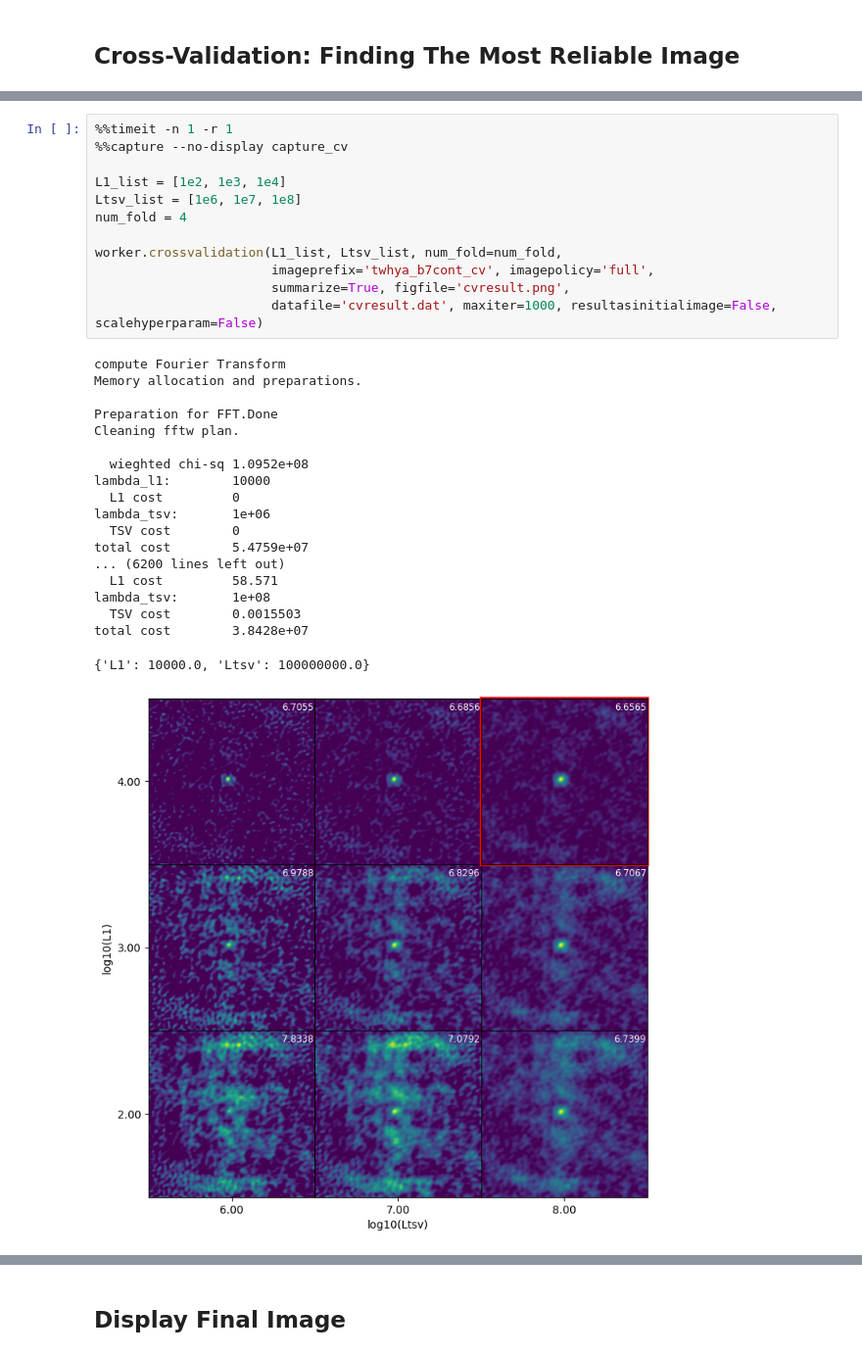
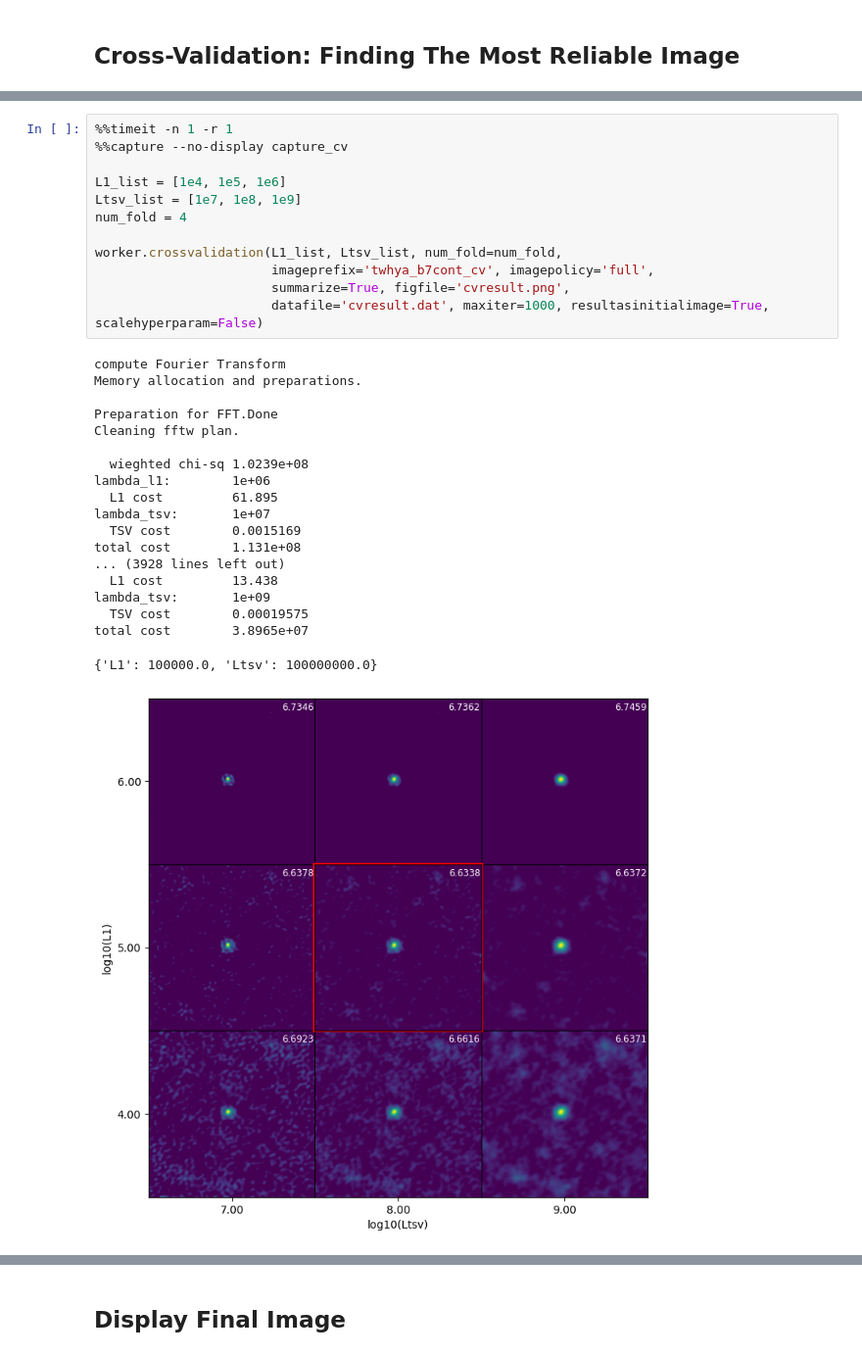
Before and after one commit to tnakazato/priism, a Jupyter notebook: tutorial_twhya.ipynb, the cells around one changed output, grey strips where cells are left out. Shown at 98% size. Drawn from its saved outputs; the diff is of its cells as text.

```diff
--- a/tutorial_twhya.ipynb
+++ b/tutorial_twhya.ipynb
@@ -140,32 +139,32 @@ Although this is shorthand, it may take up to tens of minutes depending on the m
 # %%
 %%timeit -n 1 -r 1
 %%capture --no-display capture_cv
 
-L1_list = [1e2, 1e3, 1e4]
-Ltsv_list = [1e6, 1e7, 1e8]
+L1_list = [1e4, 1e5, 1e6]
+Ltsv_list = [1e7, 1e8, 1e9]
 num_fold = 4
 
 worker.crossvalidation(L1_list, Ltsv_list, num_fold=num_fold,
                        imageprefix='twhya_b7cont_cv', imagepolicy='full',
                        summarize=True, figfile='cvresult.png',
-                       datafile='cvresult.dat', maxiter=1000, resultasinitialimage=False, scalehyperparam=False)
+                       datafile='cvresult.dat', maxiter=1000, resultasinitialimage=True, scalehyperparam=False)
 # %% [output]
 compute Fourier Transform
 Memory allocation and preparations.
 
 Preparation for FFT.Done
 Cleaning fftw plan.
 
-  wieghted chi-sq 1.0952e+08
-lambda_l1:        10000
-  L1 cost         0
-lambda_tsv:       1e+06
-  TSV cost        0
-total cost        5.4759e+07
-... (6200 lines left out)
-  L1 cost         58.571
-lambda_tsv:       1e+08
-  TSV cost        0.0015503
-total cost        3.8428e+07
+  wieghted chi-sq 1.0239e+08
+lambda_l1:        1e+06
+  L1 cost         61.895
+lambda_tsv:       1e+07
+  TSV cost        0.0015169
+total cost        1.131e+08
+... (3928 lines left out)
+  L1 cost         13.438
+lambda_tsv:       1e+09
+  TSV cost        0.00019575
+total cost        3.8965e+07
-{'L1': 10000.0, 'Ltsv': 100000000.0}
+{'L1': 100000.0, 'Ltsv': 100000000.0}
-[figure, old version]
+[figure, new version]
```
Also changed, not shown: parts of 10 cells of this notebook.
